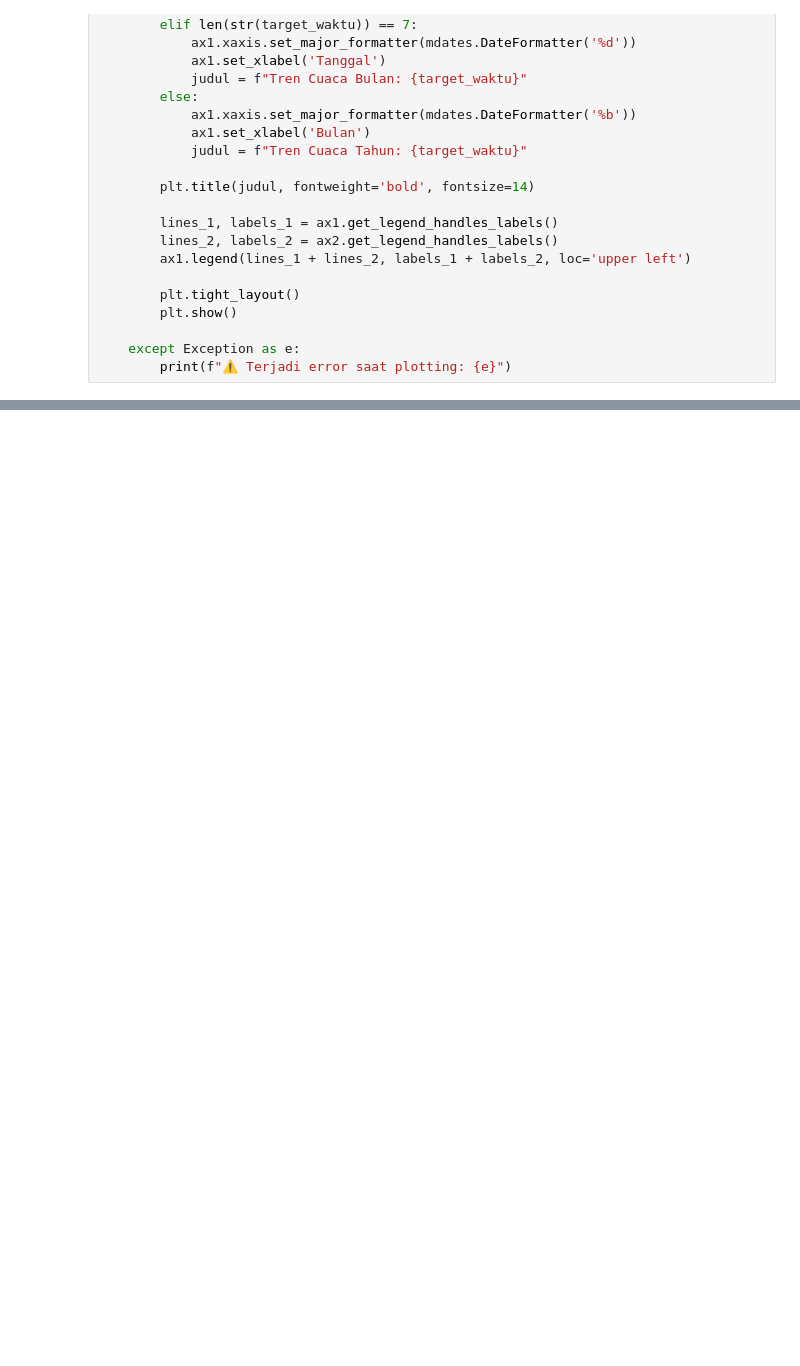
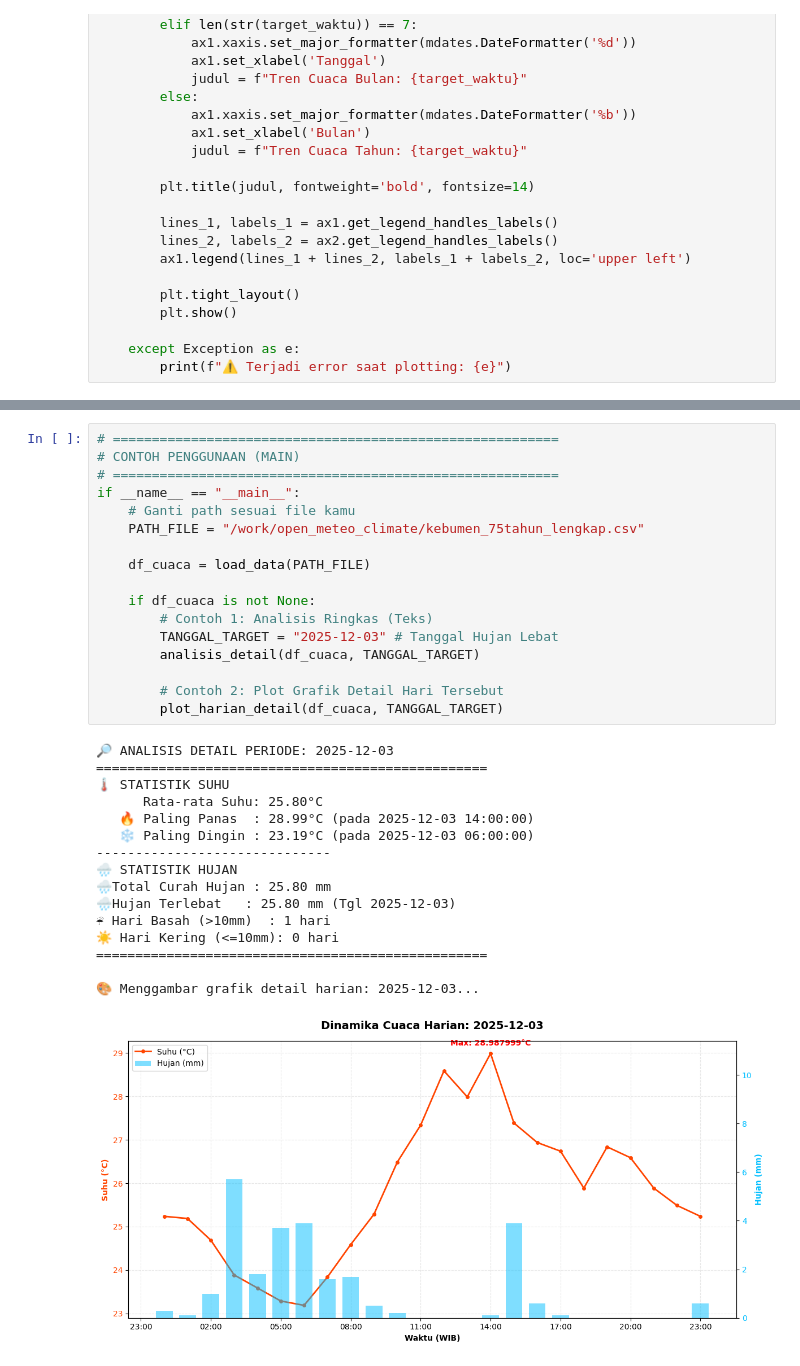
Before and after one commit to evanalif113/Penelitian-Tensorflow, a Jupyter notebook: Analisis_Meteorologi/Open Meteo Analytic.ipynb, the cells around one changed output, grey strips where cells are left out. Saved outputs shown, nothing was run; the diff lists cells and outputs as text; blank space fills up the shorter version.

```diff
--- a/Analisis_Meteorologi/Open Meteo Analytic.ipynb
+++ b/Analisis_Meteorologi/Open Meteo Analytic.ipynb
@@ -195,3 +249,37 @@ df_cuaca.tail(10)
+# %%
+# =========================================================
+# CONTOH PENGGUNAAN (MAIN)
+# =========================================================
+if __name__ == "__main__":
+    # Ganti path sesuai file kamu
+    PATH_FILE = "/work/open_meteo_climate/kebumen_75tahun_lengkap.csv"
+
+    df_cuaca = load_data(PATH_FILE)
+
+    if df_cuaca is not None:
+        # Contoh 1: Analisis Ringkas (Teks)
+        TANGGAL_TARGET = "2025-12-03" # Tanggal Hujan Lebat
+        analisis_detail(df_cuaca, TANGGAL_TARGET)
+
+        # Contoh 2: Plot Grafik Detail Hari Tersebut
+        plot_harian_detail(df_cuaca, TANGGAL_TARGET)
+# %% [output]
+🔎 ANALISIS DETAIL PERIODE: 2025-12-03
+==================================================
+🌡️ STATISTIK SUHU
+      Rata-rata Suhu: 25.80°C
+   🔥 Paling Panas  : 28.99°C (pada 2025-12-03 14:00:00)
+   ❄️ Paling Dingin : 23.19°C (pada 2025-12-03 06:00:00)
+------------------------------
+🌧️ STATISTIK HUJAN
+🌧️Total Curah Hujan : 25.80 mm
+🌧️Hujan Terlebat   : 25.80 mm (Tgl 2025-12-03)
+☔ Hari Basah (>10mm)  : 1 hari
+☀️ Hari Kering (<=10mm): 0 hari
+==================================================
+
+🎨 Menggambar grafik detail harian: 2025-12-03...
+[figure, added]
 # %% [markdown]
 <a style='text-decoration:none;line-height:16px;display:flex;color:#5B5B62;padding:10px;justify-content:end;' href='https://deepnote.com?utm_source=created-in-deepnote-cell&projectId=672c3bf7-b636-46e8-b7c0-4f6feec29313' target="_blank">
 <img alt='Created in deepnote.com' style='display:inline;max-height:16px;margin:0px;margin-right:7.5px;' src='embedded-picture-1' > </img>
```
Also changed, not shown: parts of 3 cells of this notebook.
